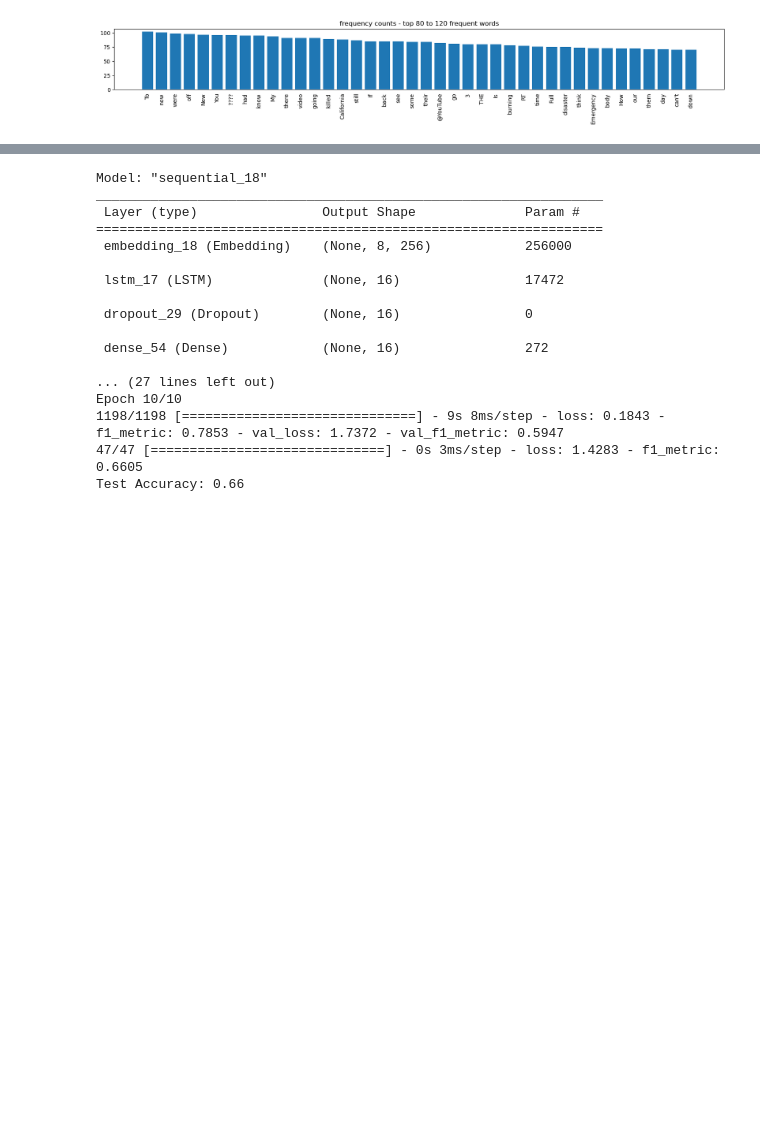
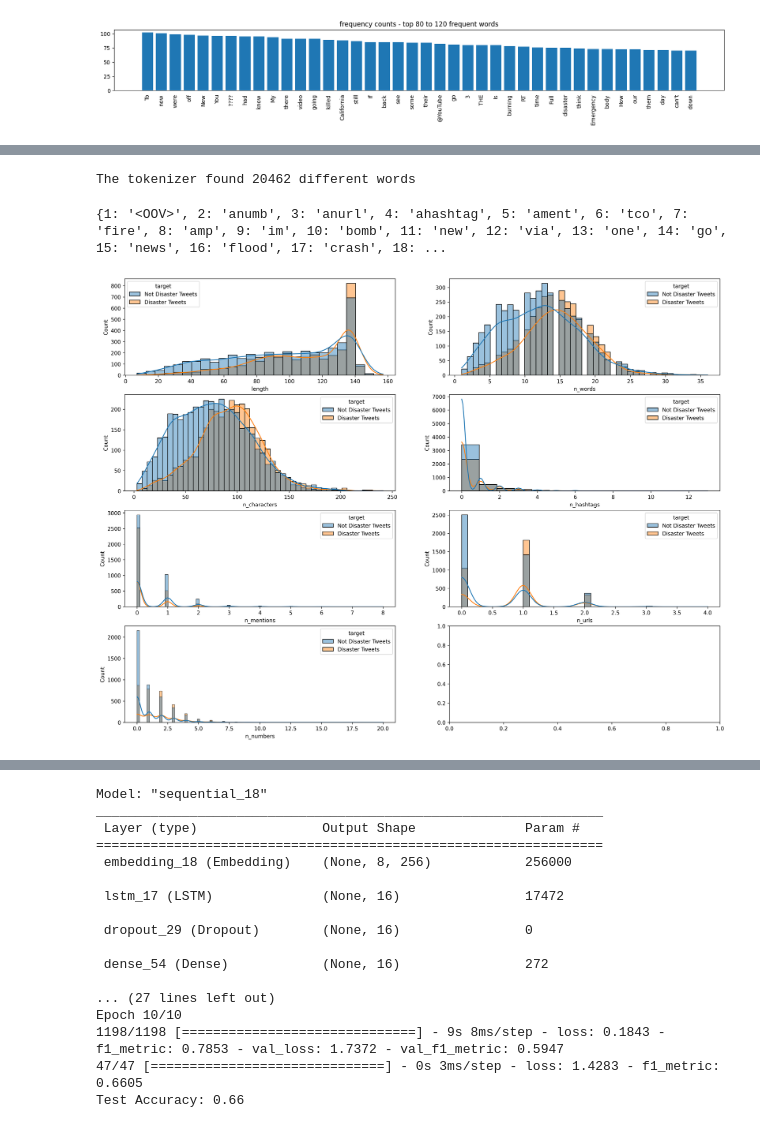
Before and after one commit to DavidEPP/NLP_disaster_tweet_classifier, a Jupyter notebook: RNN_for_disaster_tweets.ipynb, the cells around one changed output, grey strips where cells are left out. Saved outputs shown, nothing was run; the diff lists cells and outputs as text; code cells hidden in the pictures; blank space fills up the shorter version.

```diff
--- a/RNN_for_disaster_tweets.ipynb
+++ b/RNN_for_disaster_tweets.ipynb
@@ -433,0 +486,10 @@ Document Term Matrix size: (7485, 11476)
+# %%
+from tensorflow.keras.preprocessing.text import Tokenizer
+def tokenize(text, tokenizer, fit=False):
+    if fit == True:
+        tokenizer.fit_on_texts(text)
+    return tokenizer.texts_to_sequences(text)
+
+tokenizer = Tokenizer(oov_token="<OOV>")
+tokenized_text = tokenize(train_copy['text'][1], tokenizer, fit=True)
+print (tokenized_text)
@@ -433,0 +518,14 @@ Document Term Matrix size: (7485, 11476)
+# %%
+max_length_tweet = 144
+max_length_keyword = 8
+# %%
+from tensorflow.keras.preprocessing.sequence import pad_sequences
+def get_tokens(text, max_length, fit=False, padding=False):
+    preprocessed_text = tokenize(text, tokenizer, fit)
+    if padding:
+        preprocessed_text = pad_sequences(preprocessed_text, maxlen=max_length, padding='post')
+    return preprocessed_text
+
+train_copy["tokenized_text"] = list(get_tokens(train_copy["clean_text"].tolist(), max_length=max_length_tweet, fit=True, padding=True))
+train_copy["tokenized_keyword"] = list(get_tokens(train_copy["keyword"].tolist(), max_length=max_length_keyword, fit=True, padding=True))
+train_copy.head()
@@ -433,0 +539,22 @@ Document Term Matrix size: (7485, 11476)
+# %%
+
+
+vocab_size = len(tokenizer.word_index) + 1
+print(f"The tokenizer found {vocab_size} different words")
+# %% [output]
+The tokenizer found 20462 different words
+# %%
+import itertools
+print(dict(itertools.islice(tokenizer.index_word.items(), 20)))
+# %% [output]
+{1: '<OOV>', 2: 'anumb', 3: 'anurl', 4: 'ahashtag', 5: 'ament', 6: 'tco', 7: 'fire', 8: 'amp', 9: 'im', 10: 'bomb', 11: 'new', 12: 'via', 13: 'one', 14: 'go', 15: 'news', 16: 'flood', 17: 'crash', 18: ...
+# %%
+pd.set_option("mode.copy_on_write", False)
+target = train_copy["target"].map({0: "Not Disaster Tweets", 1: "Disaster Tweets"})
+
+plt.subplots(4, 2, figsize=(20, 15), dpi=300)
+for i, col in enumerate(["length","n_words", "n_characters", "n_hashtags", "n_mentions", "n_urls", "n_numbers"]):
+    plt.subplot(4, 2, i+1)
+    sns.histplot(x=train_copy[col], hue=target, hue_order=["Not Disaster Tweets", "Disaster Tweets"], alpha=0.45, kde=True);
+# %% [output]
+[figure, added]
```
Also changed, not shown: parts of 26 cells of this notebook.
